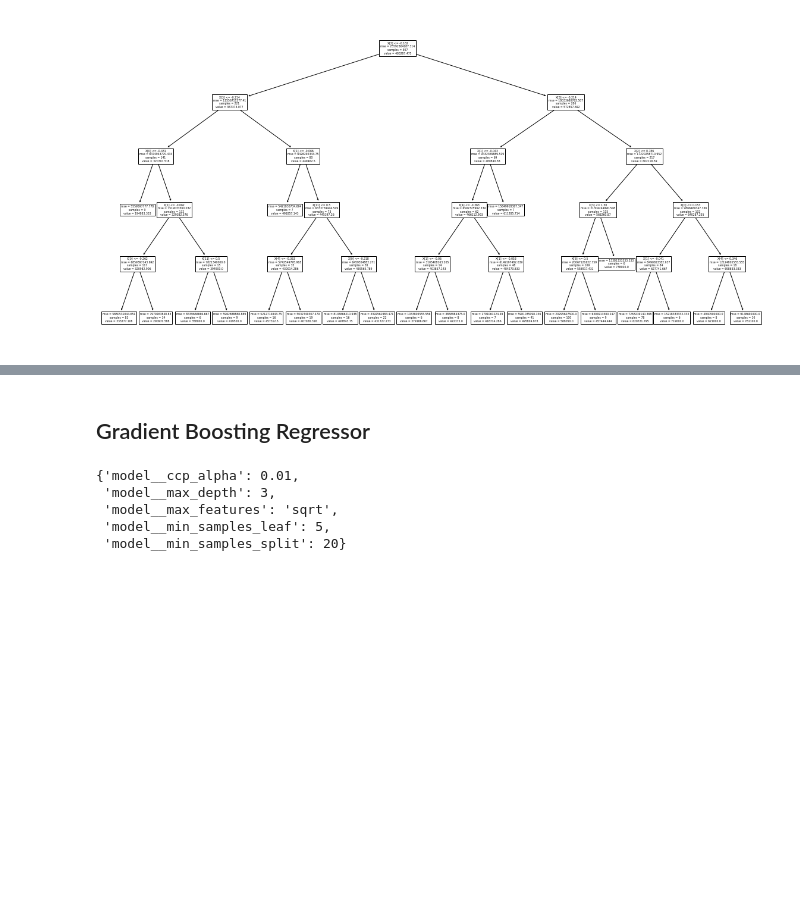
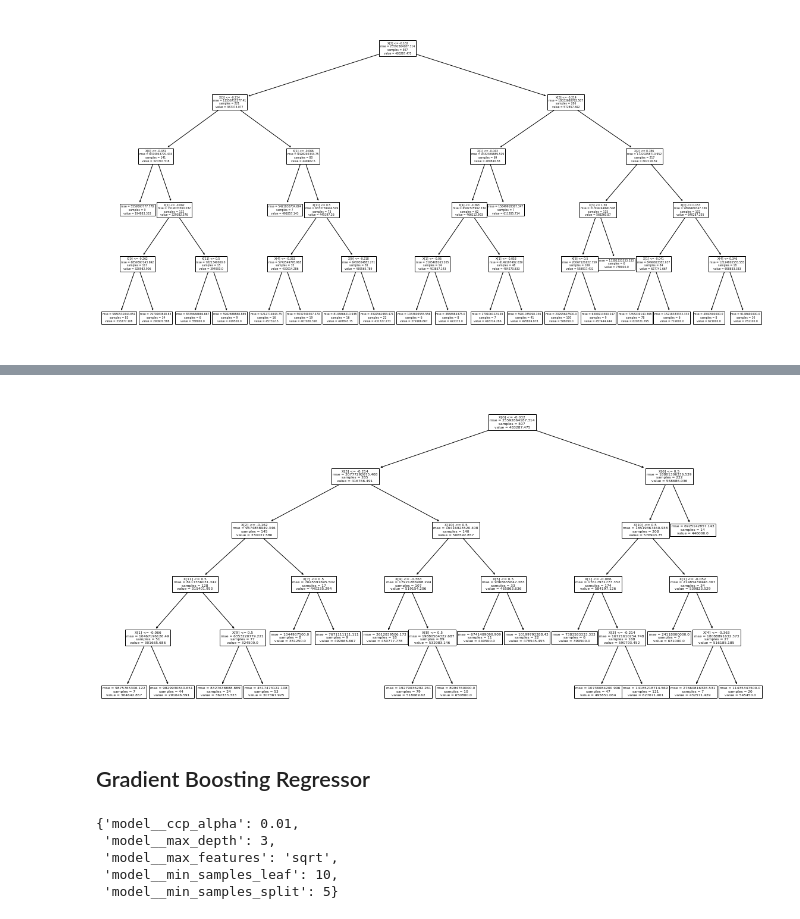
Before and after one commit to ayang-deloitte/Semester2Capstone, a Jupyter notebook: Models.ipynb, the cells around one changed output, grey strips where cells are left out. Drawn from its saved outputs; the diff is of its cells as text; code cells hidden in the pictures; blank space fills up the shorter version.

```diff
--- a/Models.ipynb
+++ b/Models.ipynb
@@ -106,3 +99,9 @@ processor = ColumnTransformer(
 )
 # %% [markdown]
 # Models
+# %%
+def pipeMaker(model):
+    pipe = Pipeline(
+        steps = [("preprocessor", processor), ("model", model)]
+    )
+    return pipe
@@ -166,19 +166,18 @@ regress_dt = DecisionTreeRegressor(random_state = 123)
 # %%
 # decision tree pipeline
-dt = Pipeline(
-    steps = [("preprocessor", processor), ("model", regress_dt)]
-)
+regress_dt = DecisionTreeRegressor(random_state = 123)
+dt = pipeMaker(regress_dt)
 
 # determine best parameters
 param_grid = {
     'model__ccp_alpha': [0.01, 0.02, 0.03],
-    'model__max_depth': [3, 4, 5],
+    'model__max_depth': [3, 5, 10],
     'model__min_samples_split': [5, 10, 20],
     'model__min_samples_leaf':[5, 10, 15],
     'model__max_features':["auto", "sqrt", "log2"]
 }
 
-dt_test = GridSearchCV(dt, param_grid, cv=5)
+dt_test = GridSearchCV(dt, param_grid, cv=10)
 dt_test.fit(X_train, y_train)
 
 dt_test.best_params_
@@ -192,6 +191,4 @@ dt_test.best_params_
 # building pipeline with best params
 regress_dt2 = DecisionTreeRegressor(ccp_alpha = 0.01, max_depth = 5, min_samples_split = 5,
                                  min_samples_leaf = 5, random_state = 123)
-dt2 = Pipeline(
-    steps = [("preprocessor", processor), ("model", regress_dt2)]
-)
+dt2 = pipeMaker(regress_dt2)
@@ -248,8 +218,5 @@ MAE: 84716.99114663064
 # %%
-regress_dt3 = DecisionTreeRegressor(ccp_alpha = 0.01, max_depth = 5, min_samples_split = 20,
-                                 min_samples_leaf = 5, random_state = 123, max_features = "sqrt")
-dt3 = Pipeline(
-    steps = [("preprocessor", processor), ("model", regress_dt3)]
-)
-
-dt3.fit(X_train, y_train)
+# switch max features to "sqrt"
+regress_dt3 = DecisionTreeRegressor(ccp_alpha = 0.01, max_depth = 5, min_samples_split = 5,
+                                 min_samples_leaf = 5, max_features = "sqrt", random_state = 123)
+dt3 = pipeMaker(regress_dt3)
@@ -297,2 +238,9 @@ MAE: 88203.28642476659
+# %%
+# viewing model
+plt.figure(figsize = (20, 10))
+plot_tree(dt3["model"])
+plt.show()
+# %% [output]
+[figure, added]
 # %% [markdown]
 ## Gradient Boosting Regressor
@@ -302,20 +248,18 @@ from sklearn.ensemble import GradientBoostingRegressor
 regress_gb = GradientBoostingRegressor(random_state = 123)
 # %%
 # decision tree pipeline
-gb = Pipeline(
-    steps = [("preprocessor", processor), ("model", regress_gb)]
-)
+gb = pipeMaker(regress_gb)
 
 # determine best parameters
 param_grid = {
     'model__ccp_alpha': [0.01, 0.02, 0.03],
-    'model__max_depth': [3, 4, 5],
+    'model__max_depth': [3, 5, 10],
     'model__min_samples_split': [5, 10, 20],
     'model__min_samples_leaf':[5, 10, 15],
-    'model__max_features':["auto", "sqrt", "log2"]
+    'model__max_features':["auto", "sqrt", "log2"],
 }
 
-gb_test = GridSearchCV(gb, param_grid, cv=5)
+gb_test = GridSearchCV(gb, param_grid, cv=10)
 gb_test.fit(X_train, y_train)
 
 gb_test.best_params_
@@ -323,7 +267,7 @@ gb_test.best_params_
 {'model__ccp_alpha': 0.01,
  'model__max_depth': 3,
  'model__max_features': 'sqrt',
- 'model__min_samples_leaf': 5,
- 'model__min_samples_split': 20}
+ 'model__min_samples_leaf': 10,
+ 'model__min_samples_split': 5}
 # %%
 regress_gb2 = GradientBoostingRegressor(random_state = 123, ccp_alpha = 0.01,
```
Also changed, not shown: parts of 43 cells of this notebook.
